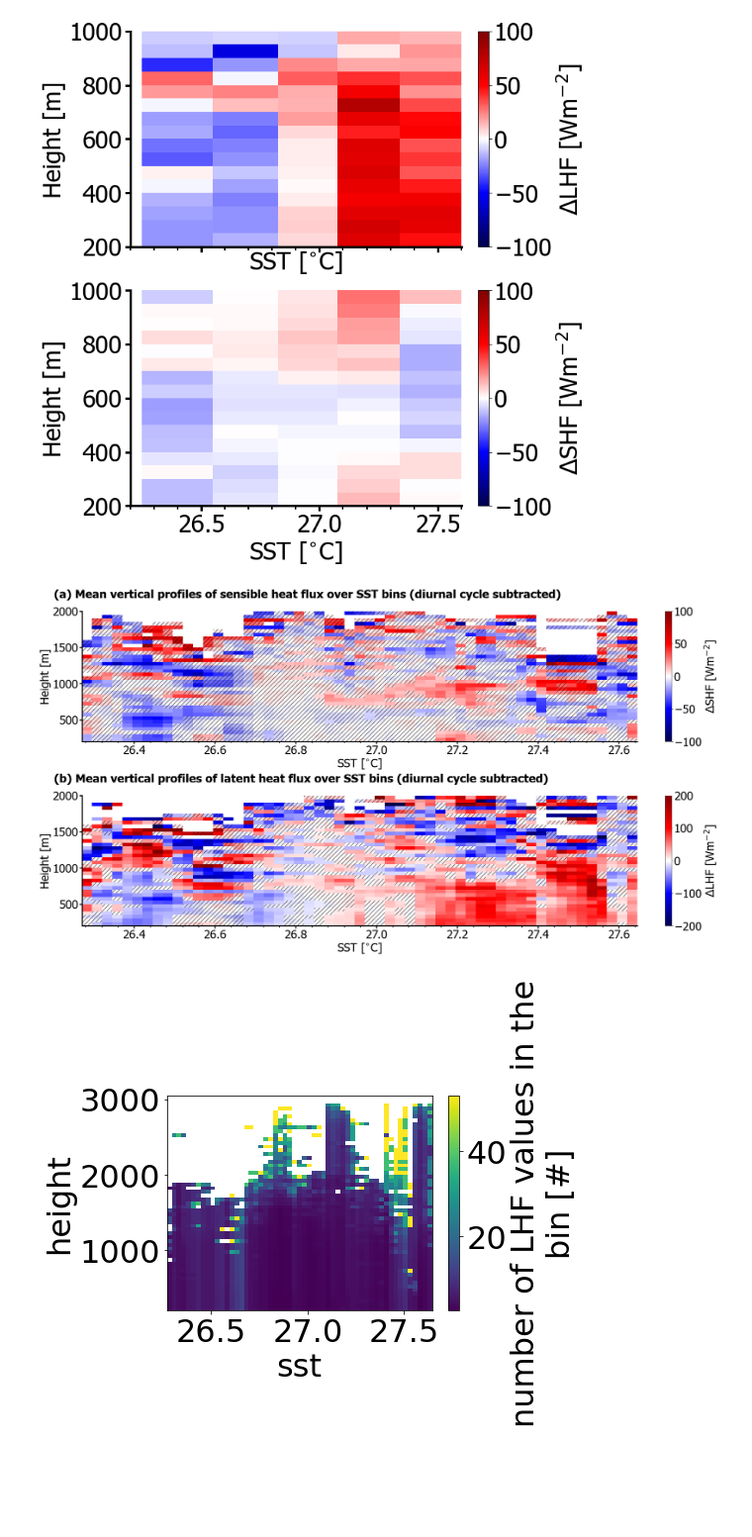
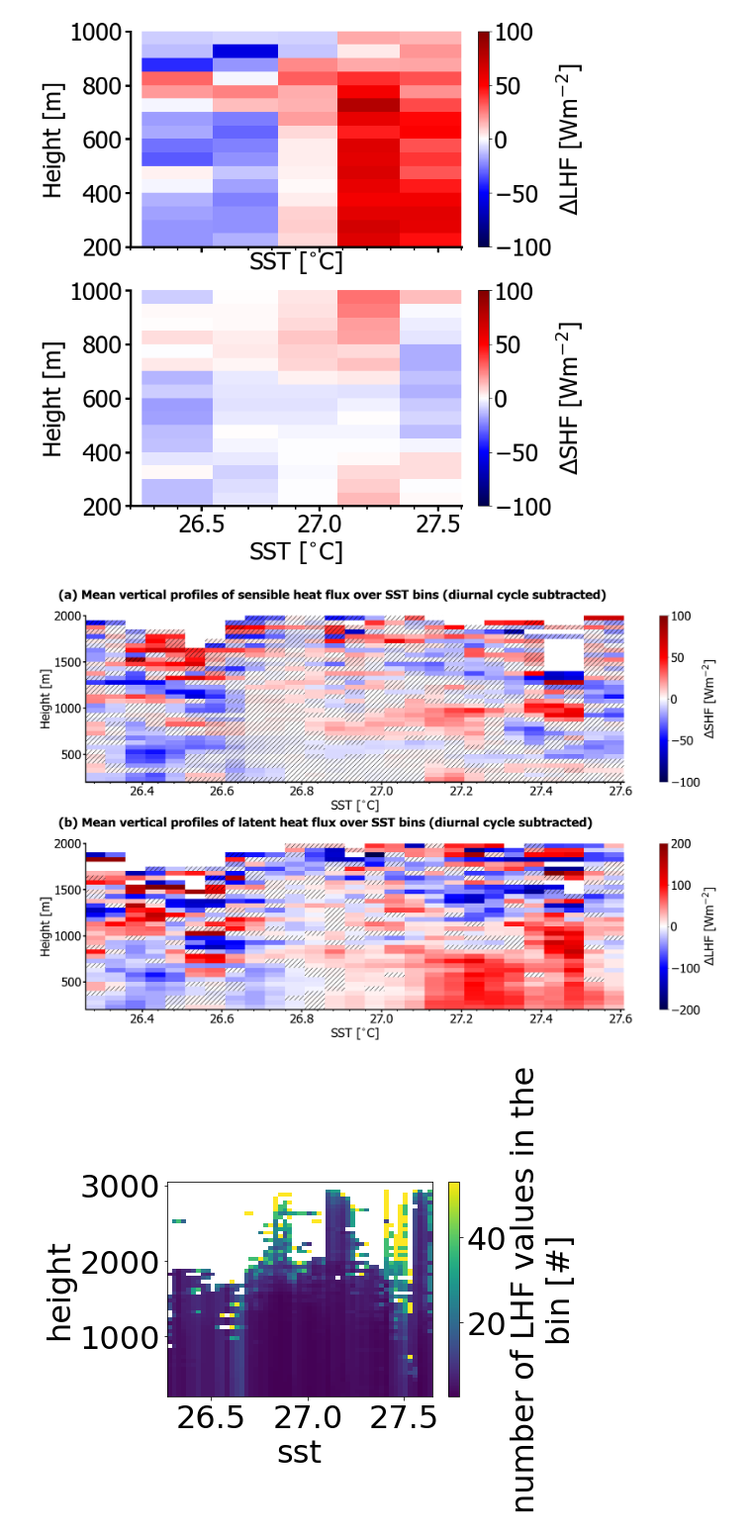
Before and after one commit to ClauClouds/SST-impact, a Jupyter notebook: plot_figure_fluxes_uncertainty.ipynb, the cells around one changed output. Shown at 99% size. Saved outputs shown, nothing was run; the diff lists cells and outputs as text; code cells hidden in the pictures; blank space fills up the shorter version.

```diff
--- a/plot_figure_fluxes_uncertainty.ipynb
+++ b/plot_figure_fluxes_uncertainty.ipynb
@@ -34,5 +34,19 @@ SHF = data.SHF.values
 sst = data.sst.values
 height = data.height.values
 # %%
-np.nanmax(data.sst.values)
+# define new sst array for reducing the resolution of the sampling
+def f_calc_new_sst(sst_arr):
+
+    print(sst_arr)
+    new_sst_arr = np.zeros(int(len(sst_arr)/2)+1)
+    ind_new = 0
+    for ind_sst in range(len(sst_arr)):
+        if (ind_sst % 2) == 0:
+            print(ind_sst)
+            print(sst_arr[ind_sst])
+            new_sst_arr[ind_new] = sst_arr[ind_sst]
+            ind_new = ind_new+1
+    print(new_sst_arr)
+    return(new_sst_arr)
+new_sst_arr =  f_calc_new_sst(sst)
 # %% [output]
@@ -54,7 +84,8 @@ def f_rebin_vars_new_sst_bins(dataset, varname, sst_bins_new):
     var_new_bins = np.zeros((len(sst_bins_new)-1, len(dataset.height.values)))
     var_new_bins.fill(np.nan)
     sst_mean_in_the_bin =  np.zeros((len(sst_bins_new)-1))
-
+    n_in_the_bins= np.zeros((len(sst_bins_new)-1, len(dataset.height.values)))
+    n_in_the_bins.fill(np.nan)
     # grouping data with respect to the rs sst bins
     for ind_arr_rs in range(len(sst_bins_new)-1):
         print(ind_arr_rs, len(sst_bins_new)-1)
@@ -78,6 +109,7 @@ def f_rebin_vars_new_sst_bins(dataset, varname, sst_bins_new):
         sum_weighted_var = data_sum.weighted_var.values
         weight = data_sum[varname+'_n'].values           # Compute the weight of the
         var_new_bins[ind_arr_rs,:] = sum_weighted_var/weight
+        n_in_the_bins[ind_arr_rs,:] = weight
         # summing the values in the new bins selected
         #sum_var_bins_dataset = arthus_sel.sum(dim='sst', skipna=True)
 
@@ -87,13 +119,16 @@ def f_rebin_vars_new_sst_bins(dataset, varname, sst_bins_new):
     # storing the new bin dataset in xarray and returning it
     var_new_bins_da = xr.DataArray(dims=['sst_mean', 'height'], coords={'sst_mean':sst_mean_in_the_bin, 'height':dataset.height.values}, data=var_new_bins,
                      attrs={'long_name':'sst divided by the number of values '})
-    variables = {varname+'_new_bins':var_new_bins_da}
+    weight_da = xr.DataArray(dims=['sst_mean', 'height'], coords={'sst_mean':sst_mean_in_the_bin, 'height':dataset.height.values}, data=n_in_the_bins,
+                     attrs={'long_name':'number of values in the bin'})
+    variables = {varname:var_new_bins_da,
+                varname+'_n': weight_da}
     var_dataset_new = xr.Dataset(data_vars = variables,
                                   coords = coords)
 
     return(var_dataset_new)
 sst_bins_new = np.asarray([26.2, 26.6, 26.8, 27.1, 27.3, 27.66])   # sst bins array of RS
 #sst_bins_new = np.asarray([26.4363, 27.4587])                   # SST 10th and 90th percentile
-LHF_new_data = f_rebin_vars_new_sst_bins(data, 'LHF', sst_bins_new)
-SHF_new_data = f_rebin_vars_new_sst_bins(data, 'SHF', sst_bins_new)
+LHF_new_data = f_rebin_vars_new_sst_bins(data, 'LHF', new_sst_arr)
+SHF_new_data = f_rebin_vars_new_sst_bins(data, 'SHF', new_sst_arr)
 # %% [output]
@@ -281,8 +397,8 @@ def f_uncertainty_prop(data, sigma_o, n_days, n_sigma, varstring):
 
 
 #testing the function
-masked_LHF = f_uncertainty_prop(data, 50, 8, 3, 'LHF')
-masked_SHF = f_uncertainty_prop(data, 50, 8, 3, 'SHF')
+masked_LHF = f_uncertainty_prop(LHF_new_data, 50, 8, 3, 'LHF')
+masked_SHF = f_uncertainty_prop(SHF_new_data, 50, 8, 3, 'SHF')
 # %%
 # plotting the masked functions
 dict_plot_settings = {
@@ -313,40 +429,40 @@ fontSizeCbar    = dict_plot_settings['fontSizeCbar']
 rcParams['font.sans-serif'] = dict_plot_settings['rcparams_font']
 matplotlib.rcParams['savefig.dpi'] = dict_plot_settings['savefig_dpi']
 plt.rcParams.update({'font.size':dict_plot_settings['font_size']})
 grid = dict_plot_settings['grid']
 matplotlib.rc('xtick', labelsize=dict_plot_settings['plot_ticks'])  # sets dimension of ticks in the plots
 matplotlib.rc('ytick', labelsize=dict_plot_settings['plot_ticks'])  # sets dimension of ticks in the plots
 
-fig, axs = plt.subplots(2,1, figsize=(26,14), constrained_layout=True)
-mesh1 = axs[0].pcolormesh(sst, height, SHF.T, cmap='seismic', vmin=-100., vmax=100.)
-axs[0].pcolor(sst, height, masked_SHF.T, hatch='//', alpha=0.)
+fig, axs = plt.subplots(2,1, figsize=(24,16), constrained_layout=True)
+mesh1 = axs[0].pcolormesh(new_sst_arr[:-1], height, SHF_new_data.SHF.values.T, cmap='seismic', vmin=-100., vmax=100.)
+axs[0].pcolor(new_sst_arr[:-1], height, masked_SHF.T, hatch='//', alpha=0.)
 cbar = fig.colorbar(mesh1, ax=axs[0])
 cbar.set_label(label='$\Delta$SHF [Wm$^{-2}$]',  size=fontSizeX)
 
-mesh2 = axs[1].pcolormesh(sst, height, LHF.T, cmap='seismic', vmin=-200., vmax=200.)
-axs[1].pcolor(sst, height, masked_LHF.T, hatch='//', alpha=0.)
+mesh2 = axs[1].pcolormesh(new_sst_arr[:-1], height, LHF_new_data.LHF.values.T, cmap='seismic', vmin=-200., vmax=200.)
+axs[1].pcolor(new_sst_arr[:-1], height, masked_LHF.T, hatch='//', alpha=0.)
 
 cbar = fig.colorbar(mesh2, ax=axs[1])
 cbar.set_label(label='$\Delta$LHF [Wm$^{-2}$]',  size=fontSizeX)
 for ax, l in zip(axs[:].flatten(), ['(a) Mean vertical profiles of sensible heat flux over SST bins (diurnal cycle subtracted) ',  '(b) Mean vertical profiles of latent heat flux over SST bins (diurnal cycle subtracted) ']):
     ax.text(-0.05, 1.1, l,  fontweight='black', fontsize=fontSizeX, transform=ax.transAxes)
     #ax.set_xlim(SST_binned_arr[0]-0.1, SST_binned_arr[-1]+0.1)
 
     ax.spines["top"].set_visible(False)
     ax.spines["right"].set_visible(False)
     ax.spines["bottom"].set_linewidth(3)
     ax.spines["left"].set_linewidth(3)
     ax.xaxis.set_minor_locator(ticker.AutoMinorLocator(n=5))
     ax.tick_params(which='minor', length=5, width=2)
     ax.tick_params(which='major', length=7, width=3)
     ax.xaxis.set_minor_locator(ticker.AutoMinorLocator(n=5))
     ax.tick_params(axis='both', labelsize=32)
     ax.set_ylabel('Height [m]', fontsize=fontSizeX)
     ax.set_xlabel('SST [$^{\circ}$C]', fontsize=fontSizeX)
     ax.set_ylim(200.,2000.)
-fig.savefig(path_out_plots+'figure_LHF_SHF.png', format='png')
+fig.savefig(path_out_plots+'figure_LHF_SHF_R1.png', format='png')
 # %% [output]
-[figure, old version]
+[figure, new version]
 # %%
 ######## NEW ##########
 # Use the number of data in each bin to propagate the uncertainty.
```
Also changed, not shown: parts of 5 cells of this notebook.
